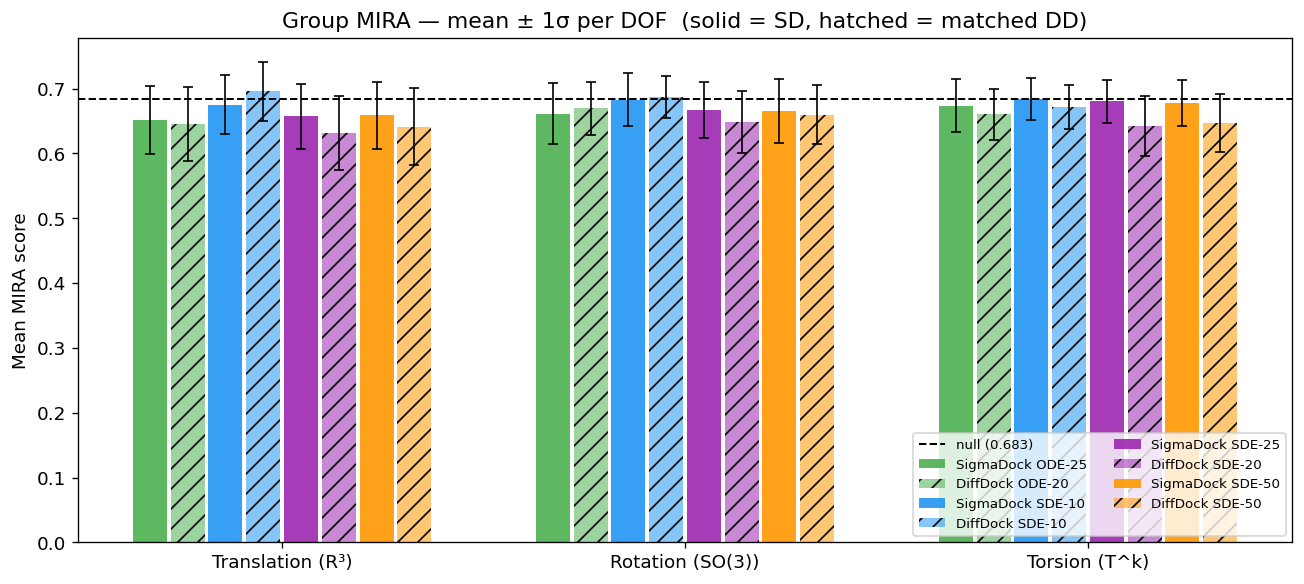
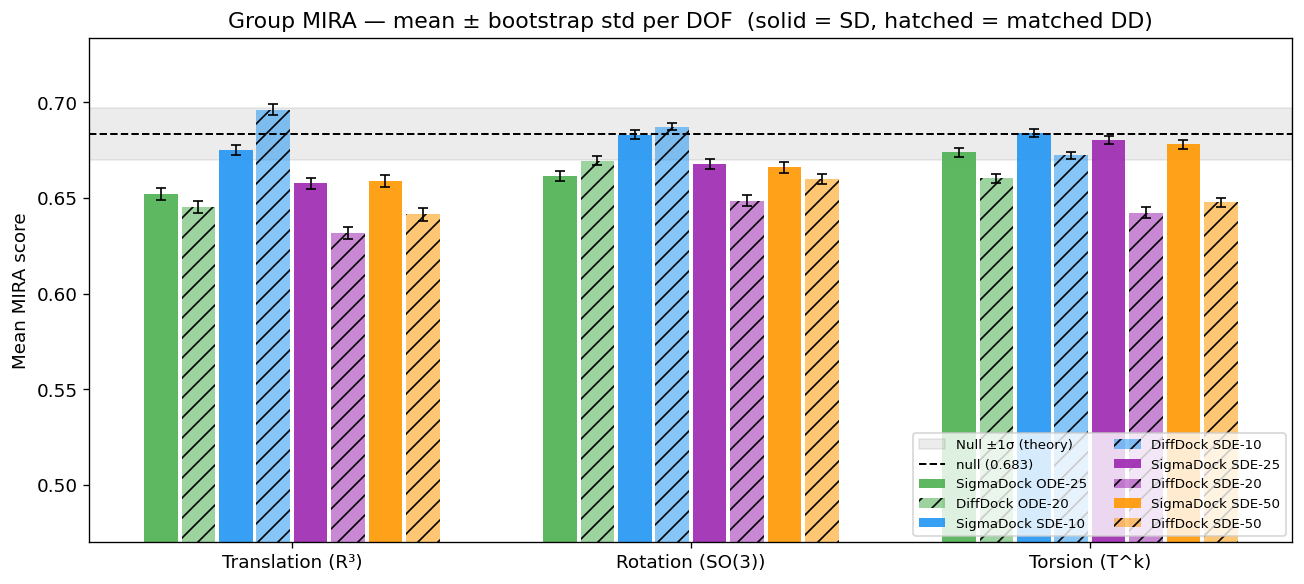
The change to this notebook cell's code, shown as a diff; its figure went from the first image to the second:
--- before
+++ after
@@ -13,8 +13,8 @@
         arr = sd[cond][f'mira_{g}']
         group_means[cond][g] = arr.mean() if arr is not None else None
-        group_stds[cond][g]  = arr.std()  if arr is not None else None
+        group_stds[cond][g]  = bootstrap_mira(arr)['std'] if arr is not None else None
         arr_dd = dd[cond][f'mira_{g}']
         group_dd_means[cond][g] = arr_dd.mean() if arr_dd is not None else None
-        group_dd_stds[cond][g]  = arr_dd.std()  if arr_dd is not None else None
+        group_dd_stds[cond][g]  = bootstrap_mira(arr_dd)['std'] if arr_dd is not None else None
 
 any_data = any(group_means[m][g] is not None for m in all_models for g in GROUPS)
@@ -49,10 +49,18 @@
                    capsize=3, error_kw={'ecolor': 'k', 'lw': 1})
 
+    _all_n = [group_stds[m][g] for m in all_models for g in GROUPS
+               if group_stds[m][g] is not None]
+    _L_grp = min((len(sd[c][f'mira_{g}']) for c in all_models for g in GROUPS
+                  if sd[c][f'mira_{g}'] is not None), default=1)
+    _sig_grp = np.sqrt(1 / (18 * _L_grp))
+    ax.axhspan(MIRA_NULL - _sig_grp, MIRA_NULL + _sig_grp,
+               alpha=0.15, color='grey', zorder=0, label=f'Null ±1σ (theory)')
     ax.axhline(MIRA_NULL, color='k', ls='--', lw=1.2, label=f'null ({MIRA_NULL:.3f})')
     ax.set_xticks(x)
     ax.set_xticklabels([GROUP_LABELS[g] for g in GROUPS])
     ax.set_ylabel('Mean MIRA score')
-    ax.set_title('Group MIRA — mean ± 1σ per DOF  (solid = SD, hatched = matched DD)')
+    ax.set_title('Group MIRA — mean ± bootstrap std per DOF  (solid = SD, hatched = matched DD)')
     ax.legend(fontsize=8, loc='lower right', ncol=2)
+    ax.set_ylim(0.47)
     fig.tight_layout()
     fig.savefig(f'{FIGDIR}/group_mira.png', dpi=150, bbox_inches='tight')

Commit: Add bootstrap_mira, fix plot_ecp style, update notebooks and ODE config